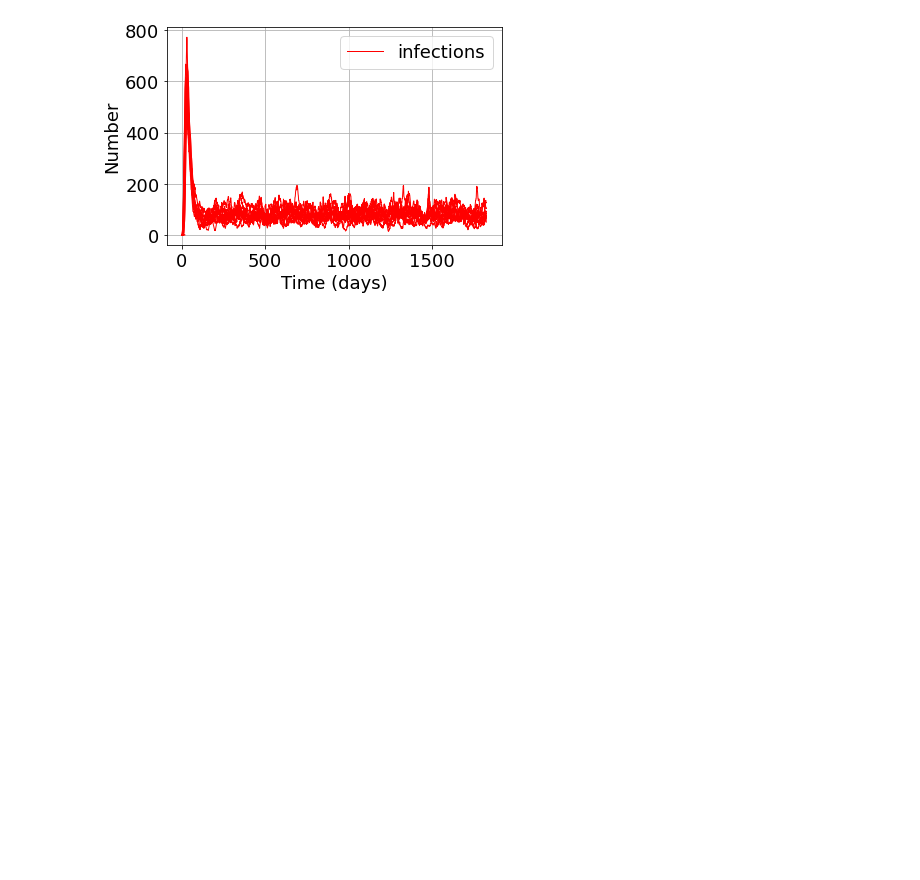
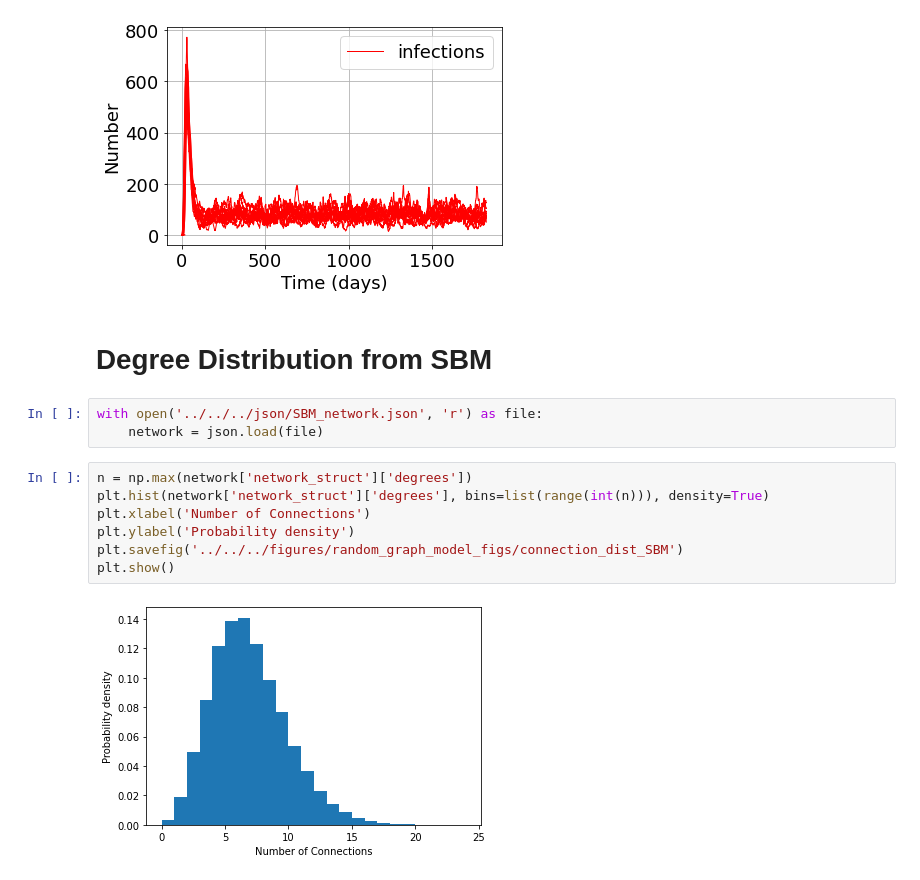
Before and after one commit to LukeMurrayKearney/MSc-Project-Network-Model-Rust-, a Jupyter notebook: model_analysis/random_graph_analysis.ipynb, the cells around one changed output. Drawn from its saved outputs; the diff is of its cells as text; blank space fills up the shorter version.

Commit message:
added degree distribution analysis SBM

```diff
--- a/model_analysis/random_graph_analysis.ipynb
+++ b/model_analysis/random_graph_analysis.ipynb
@@ -36,3 +36,17 @@ plt.show()
 # 35 seconds
 # %% [output]
 [figure]
+# %% [markdown]
+# Degree Distribution from SBM
+# %%
+with open('../../../json/SBM_network.json', 'r') as file:
+    network = json.load(file)
+# %%
+n = np.max(network['network_struct']['degrees'])
+plt.hist(network['network_struct']['degrees'], bins=list(range(int(n))), density=True)
+plt.xlabel('Number of Connections')
+plt.ylabel('Probability density')
+plt.savefig('../../../figures/random_graph_model_figs/connection_dist_SBM')
+plt.show()
+# %% [output]
+[figure, added]
```
Also changed, not shown: 4 other files.
